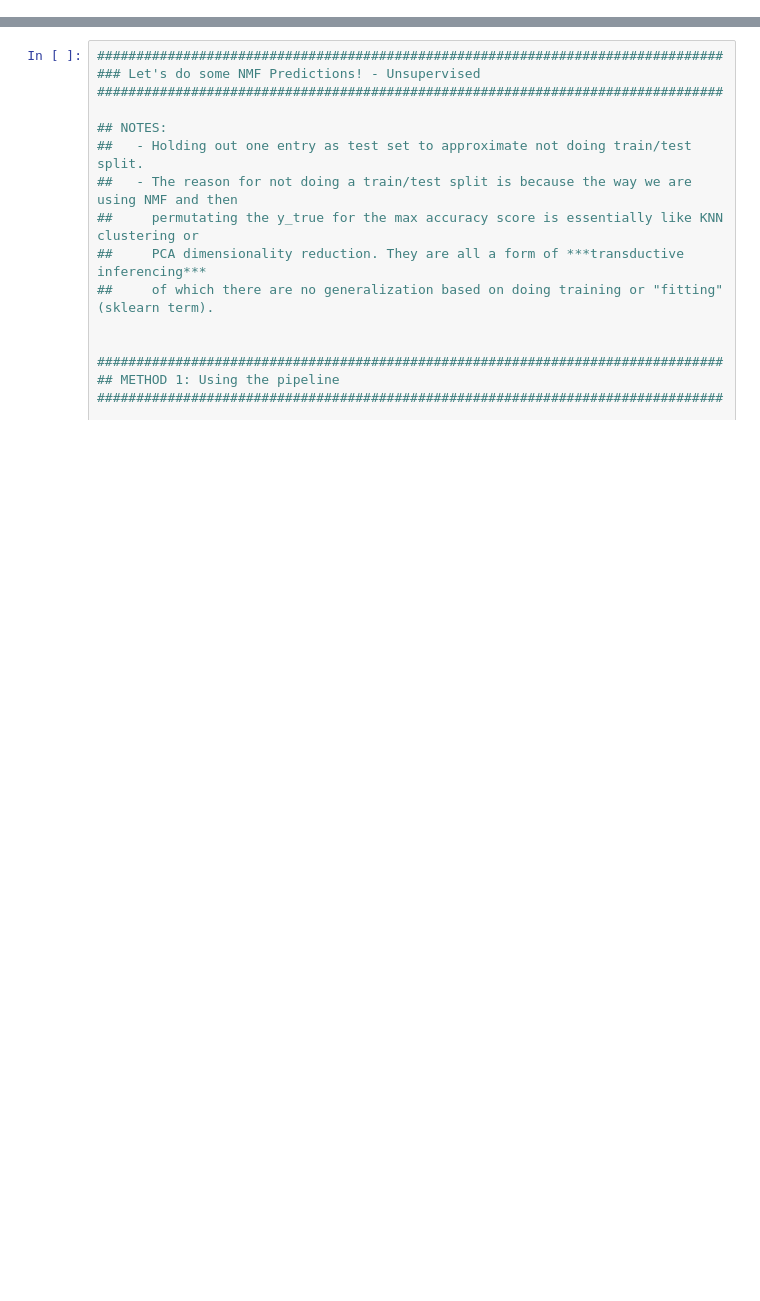
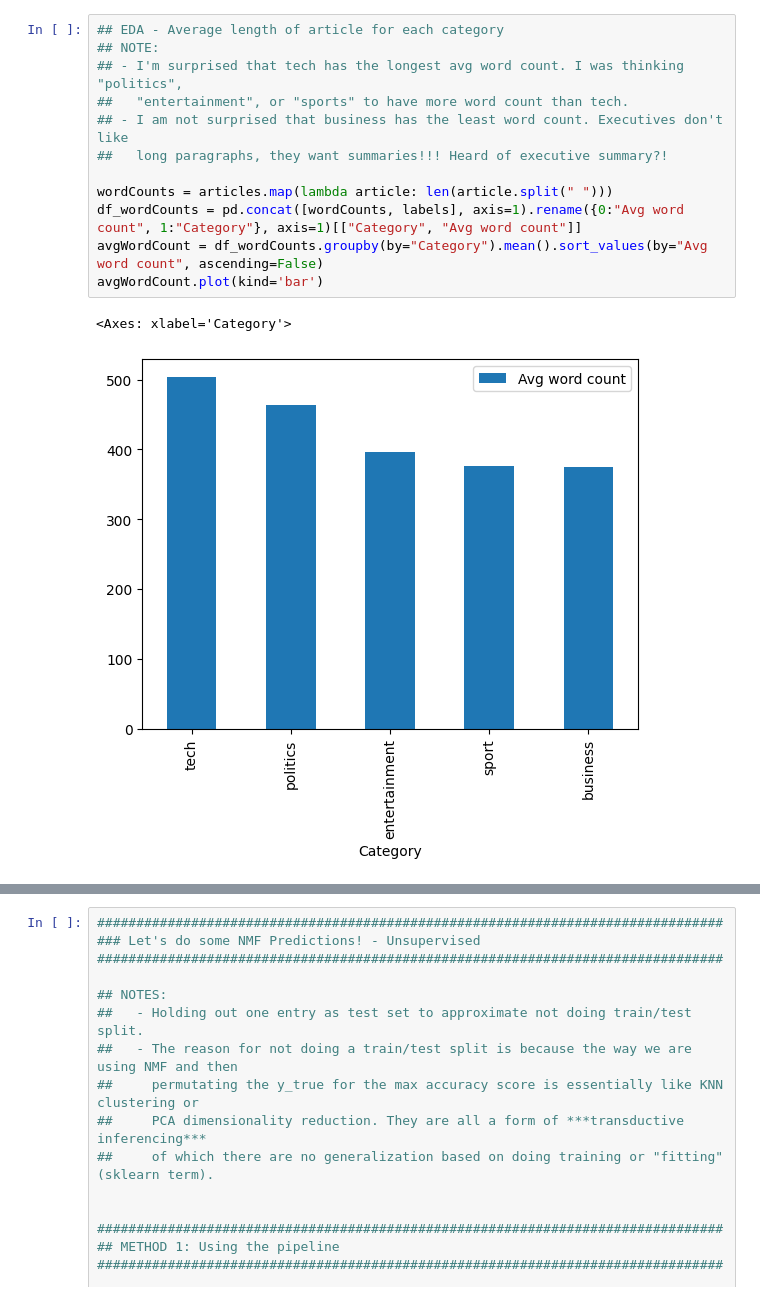
Before and after one commit to anthropikos/kaggle_kernels, a Jupyter notebook: unsupervised-vs-supervised-classification-on-bbc.ipynb, the cells around one changed output, grey strips where cells are left out. Cells and saved outputs as stored; diff of their text form; blank space fills up the shorter version.

```diff
--- a/unsupervised-vs-supervised-classification-on-bbc.ipynb
+++ b/unsupervised-vs-supervised-classification-on-bbc.ipynb
@@ -314,0 +372,15 @@ class Classifier_permute_for_best_mapping(ClassifierMixin, BaseEstimator):
+# %%
+## EDA - Average length of article for each category
+## NOTE:
+## - I'm surprised that tech has the longest avg word count. I was thinking "politics",
+##   "entertainment", or "sports" to have more word count than tech.
+## - I am not surprised that business has the least word count. Executives don't like
+##   long paragraphs, they want summaries!!! Heard of executive summary?!
+
+wordCounts = articles.map(lambda article: len(article.split(" ")))
+df_wordCounts = pd.concat([wordCounts, labels], axis=1).rename({0:"Avg word count", 1:"Category"}, axis=1)[["Category", "Avg word count"]]
+avgWordCount = df_wordCounts.groupby(by="Category").mean().sort_values(by="Avg word count", ascending=False)
+avgWordCount.plot(kind='bar')
+# %% [output]
+<Axes: xlabel='Category'>
+[figure, added]
```
Also changed, not shown: parts of 23 cells of this notebook.
